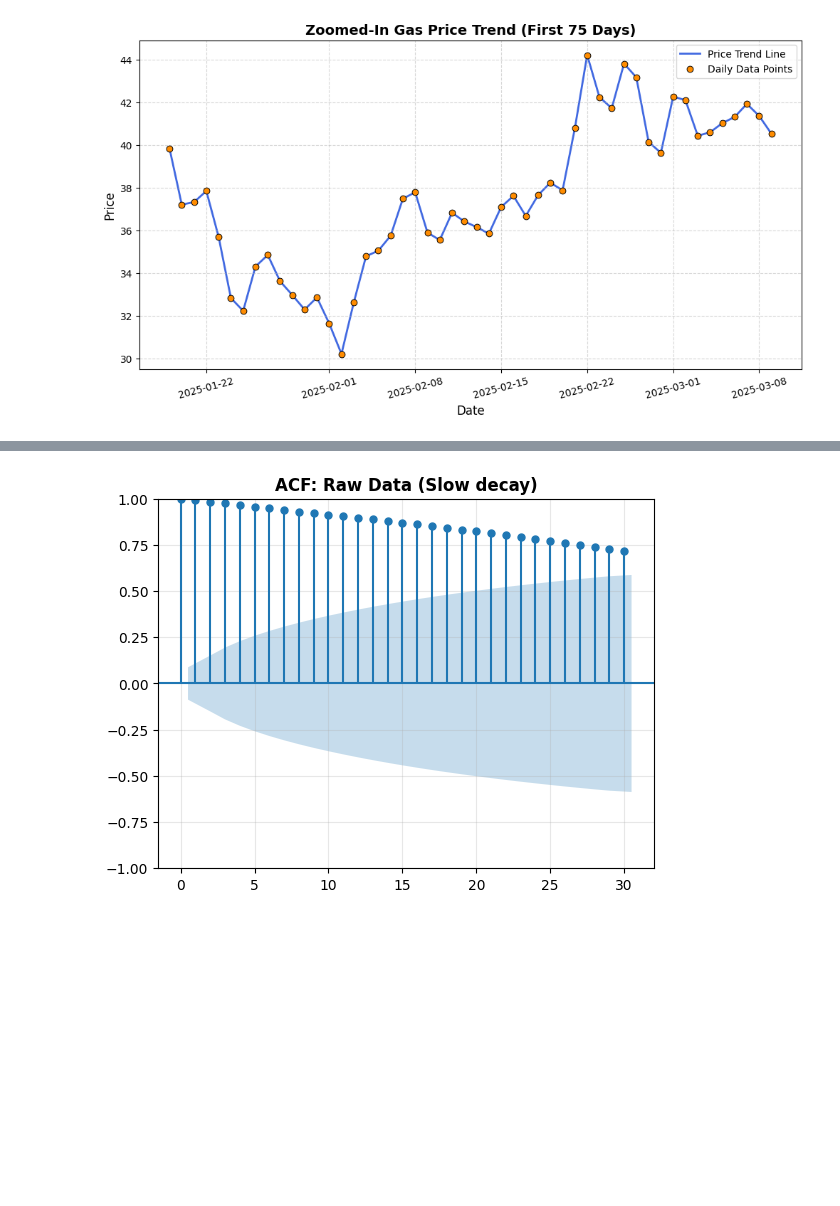
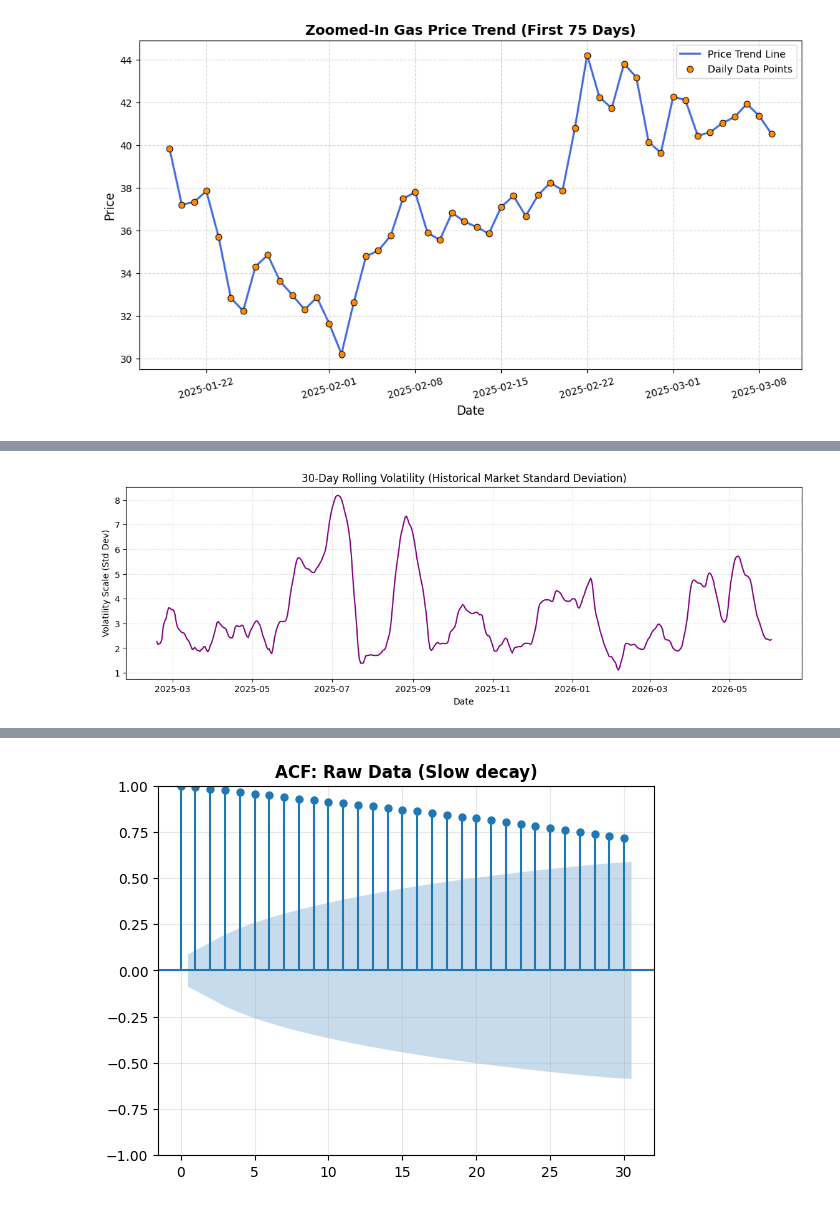
Before and after one commit to Revanth214214/gas_prices_forecasting, a Jupyter notebook: notebooks/01_eda_arma.ipynb, the cells around one changed output, grey strips where cells are left out. Saved outputs shown, nothing was run; the diff lists cells and outputs as text; code cells hidden in the pictures; blank space fills up the shorter version.

```diff
--- a/notebooks/01_eda_arma.ipynb
+++ b/notebooks/01_eda_arma.ipynb
@@ -79,0 +106,11 @@ plt.show()
+# %%
+# Evaluating rolling volatility shifts across the dataset
+plt.figure(figsize=(14, 4))
+plt.plot(df.index, df['daily price'].rolling(window=30).std(), color='purple', lw=1.5)
+plt.title('30-Day Rolling Volatility (Historical Market Standard Deviation)')
+plt.xlabel('Date')
+plt.ylabel('Volatility Scale (Std Dev)')
+plt.grid(True, linestyle=':', alpha=0.6)
+plt.show()
+# %% [output]
+[figure, added]
```
Also changed, not shown: parts of 23 cells of this notebook, 1 other file.
